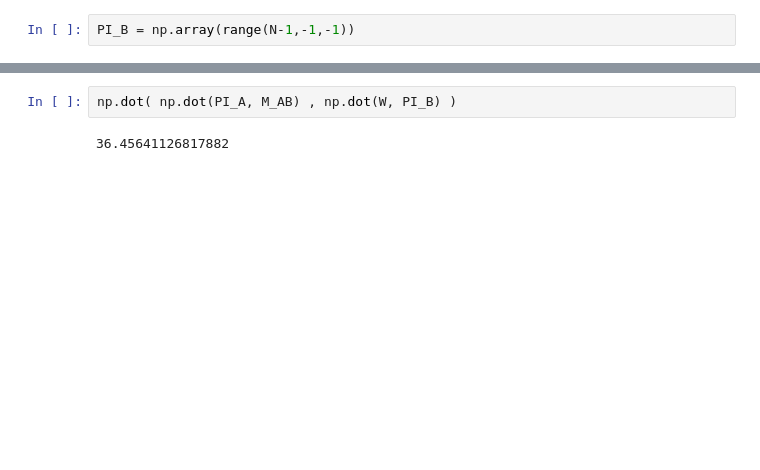
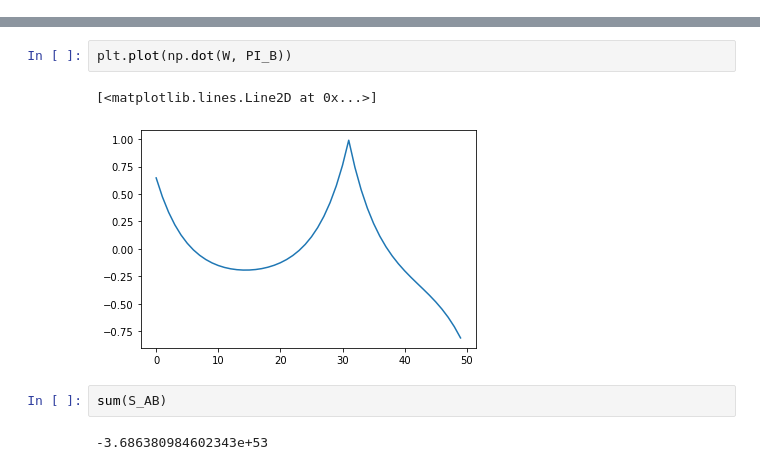
Before and after one commit to arizona95/Brain, a Jupyter notebook: pySB/Untitled.ipynb, the cells around one changed output, grey strips where cells are left out. Drawn from its saved outputs; the diff is of its cells as text; blank space fills up the shorter version.

```diff
--- a/pySB/Untitled.ipynb
+++ b/pySB/Untitled.ipynb
@@ -20,2 +146,0 @@ PI_A = np.array(range(N))
-# %%
-PI_B = np.array(range(N-1,-1,-1))
@@ -59,4 +163,9 @@ array([0, 1, 2, 3, 4])
 # %%
-np.dot( np.dot(PI_A, M_AB) , np.dot(W, PI_B) )
+plt.plot(np.dot(W, PI_B))
 # %% [output]
-36.45641126817882
+[<matplotlib.lines.Line2D at 0x...>]
+[figure, added]
+# %%
+sum(S_AB)
+# %% [output]
+-3.686380984602343e+53
```
Also changed, not shown: parts of 22 cells of this notebook, 37 other files.
